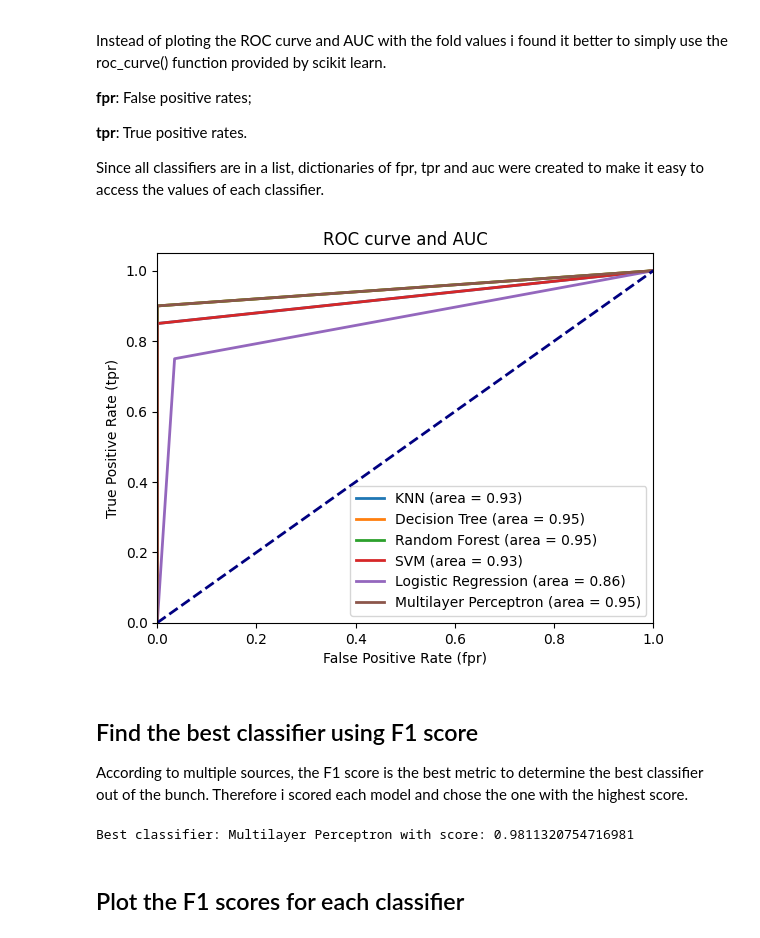
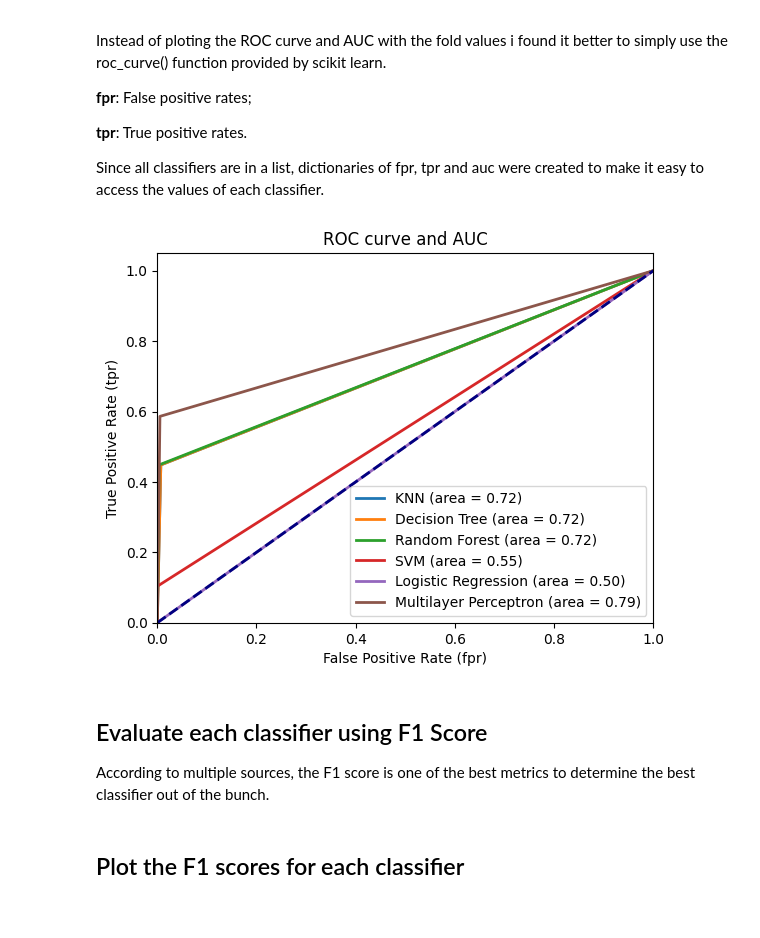
Before and after one commit to angelomorgado/apis-bee-classification, a Jupyter notebook: Projeto_Individual_m12306.ipynb, the cells around one changed output. Cells and saved outputs as stored; diff of their text form; code cells hidden in the pictures.

```diff
--- a/Projeto_Individual_m12306.ipynb
+++ b/Projeto_Individual_m12306.ipynb
@@ -27,6 +29,6 @@ from sklearn.neural_network import MLPClassifier
 ## Read the data from the .csv file and transfer it to a Pandas DataFrame
 # %%
 # Load dataset from csv file
-columnNames = ['mntcm', 'mxtwm', 'rfseas', 'tann', 'latitude', 'longitude', 'y']
-originalData = pd.read_csv('dataset_bees.csv', names=columnNames)
-data = originalData
+column_names = ['mntcm', 'mxtwm', 'rfseas', 'tann', 'latitude', 'longitude', 'y']
+originalData = pd.read_csv('dataset_bees.csv', names=column_names)
+data = originalData.copy()
@@ -49,7 +53,7 @@ This works by using a custom-made algorithm based on the euclidian distance. Sin
 This method proved to be super efficient giving excelent results in the evaluation phase.
 # %%
 # Define threshold
-threshold = 20.0
+threshold = 10.0
 
 # Divide the data into positives and negatives
 data_positives = data[data['y'] == 1]
@@ -110,7 +118,7 @@ X_test = scaler.transform(X_test)
 This way code is not only cleaner and more optimized, but also more readable.
 # %%
 # Create a list of classifiers
-classifiersNames = ['KNN', 'Decision Tree', 'Random Forest', 'SVM', 'Logistic Regression', 'Multilayer Perceptron']
+classifier_names = ['KNN', 'Decision Tree', 'Random Forest', 'SVM', 'Logistic Regression', 'Multilayer Perceptron']
 classifiers = [ KNeighborsClassifier(n_neighbors=3),
                 DecisionTreeClassifier(),
                 RandomForestClassifier(n_estimators=100),
@@ -135,10 +143,10 @@ StratifiedKFold evaluation with 10 folds and shuffle.
 skf = StratifiedKFold(n_splits=10, shuffle=True)
 
 # Store the average score of 10 folds for each classifier
-avgScore = []
+crossVal_score = []
 
-for classifier, name in zip(classifiers, classifiersNames):
-    scores = cross_val_score(classifier, X, y, cv=skf) # cross_val_score returns the f1 score for each fold of the cross validation (10 folds)
-    avgScore.append(scores.mean())
+for classifier, name in zip(classifiers, classifier_names):
+    scores = cross_val_score(classifier, X, y, cv=skf) # crossVal_score returns the f1 score for each fold of the cross validation (10 folds)
+    crossVal_score.append(scores.mean())
     print(name + ' : ' + str(scores.mean())) # Print the mean of the f1 scores
 # %% [output]
@@ -173,55 +181,48 @@ Since all classifiers are in a list, dictionaries of fpr, tpr and auc were creat
 # %%
 # Create dictionaries to store the values of each classifier
 fpr = dict()
 tpr = dict()
 roc_auc = dict()
+auc_scores = []
 
-for classifier, name in zip(classifiers, classifiersNames):
+for classifier, name in zip(classifiers, classifier_names):
     y_pred = classifier.predict(X_test)
     fpr[name], tpr[name], _ = roc_curve(y_test, y_pred)
     roc_auc[name] = auc(fpr[name], tpr[name])
+    auc_scores.append(roc_auc[name])
 
 # Plot all ROC curves
 plt.figure()
 lw = 2
-for name in classifiersNames:
+for name in classifier_names:
     plt.plot(fpr[name], tpr[name], lw=lw, label=name + ' (area = %0.2f)' % roc_auc[name])
 
 plt.plot([0, 1], [0, 1], color='navy', lw=lw, linestyle='--')
 plt.xlim([0.0, 1.0])
 plt.ylim([0.0, 1.05])
 plt.xlabel('False Positive Rate (fpr)')
 plt.ylabel('True Positive Rate (tpr)')
 plt.title('ROC curve and AUC')
 plt.legend(loc="lower right")
 plt.show()
 # %% [output]
-[figure, old version]
+[figure, new version]
 # %% [markdown]
-## Find the best classifier using F1 score
+## Evaluate each classifier using F1 Score
 
-According to multiple sources, the F1 score is the best metric to determine the best classifier out of the bunch. Therefore i scored each model and chose the one with the highest score.
+According to multiple sources, the F1 score is one of the best metrics to determine the best classifier out of the bunch.
 # %%
 bestClassifier = classifiers[0]
-bestClassifierName = classifiersNames[0]
+bestClassifierName = classifier_names[0]
 bestScore = 0
 
 # List of f1 scores
-f1Scores = []
+f1_scores = []
 
-for classifier, name in zip(classifiers, classifiersNames):
+for classifier, name in zip(classifiers, classifier_names):
     y_pred = classifier.predict(X_test)
     score = classifier.score(X_test, y_test)
-    f1Scores.append(score)
-    if score >= bestScore:
-        bestClassifier = classifier
-        bestClassifierName = name
-        bestScore = score
-
-# Print the best classifier
-print('Best classifier: ' + bestClassifierName + ' with score: ' + str(bestScore))
+    f1_scores.append(score)
-# %% [output]
-Best classifier: Multilayer Perceptron with score: 0.9811320754716981
 # %% [markdown]
 ## Plot the F1 scores for each classifier
 # %%
```
Also changed, not shown: parts of 16 cells of this notebook, 1 other file.
